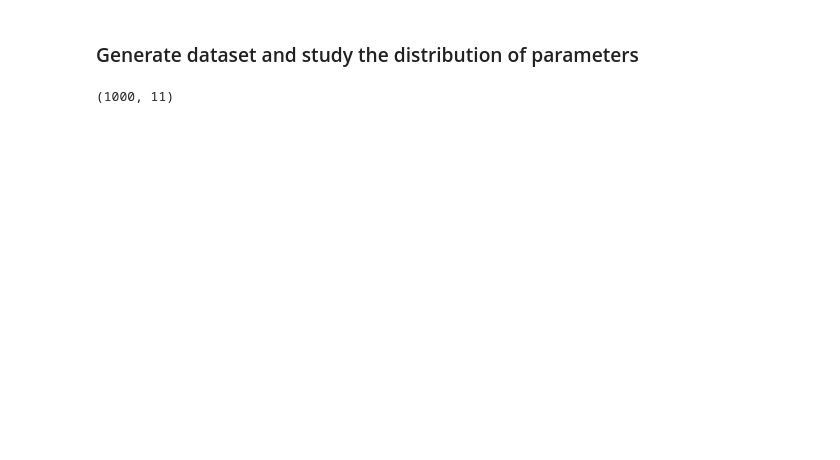
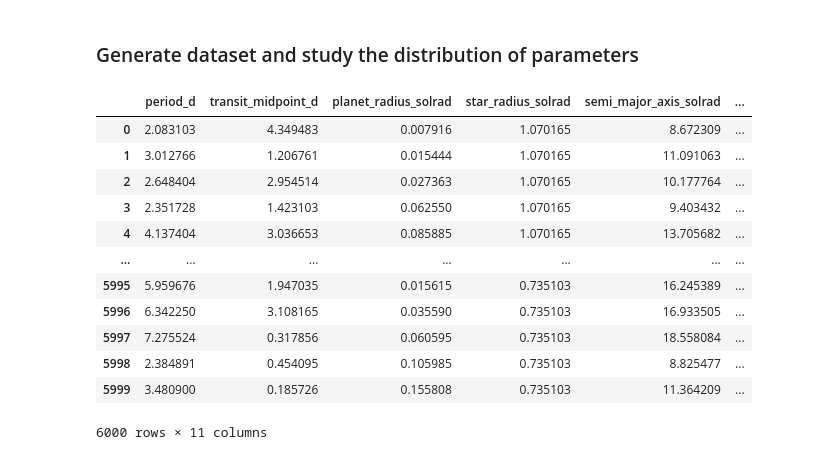
Before and after one commit to sechlol/exo-finder, a Jupyter notebook: exo_finder/eda/transit_generation.ipynb, the cells around one changed output. Saved outputs shown, nothing was run; the diff lists cells and outputs as text; code cells hidden in the pictures; blank space fills up the shorter version.

```diff
--- a/exo_finder/eda/transit_generation.ipynb
+++ b/exo_finder/eda/transit_generation.ipynb
@@ -51,28 +55,51 @@ Star 5277198386427150720: Radius 0.9333929121494293, Mass 0.9621164798736572, Te
 ### Generate dataset and study the distribution of parameters
 # %%
 # Hot Jupyters: short period, at least 2 transits
+hot_jupyters = TransitProfile(
+    planet_type=PlanetType.JUPITER,
+    transit_period_range=(1, 10),
+    transit_midpoint_range=(0, 5),
+    weight=1,
+)
 hot_jupyters = TransitProfile(
     planet_type=PlanetType.JUPITER,
     transit_period_range=(1, 10),
     transit_midpoint_range=(0, 5),
     weight=1,
 )
 n = 1000
 
 rndgen = np.random.default_rng(8)
 sample_stars = gaia_df.sample(n, replace=True, random_state=8)
 
 all_params = []
 for i, row in sample_stars.iterrows():
-    all_params.append(generate_transit_parameters(
-        planet_type=hot_jupyters.planet_type,
-        orbital_period_interval=hot_jupyters.transit_period_range,
-        star_radius=row["radius"] * u.solRad,
-        star_mass=row["mass_flame"] * u.solMass,
-        transit_midpoint_range=hot_jupyters.transit_midpoint_range,
-        rnd_generator=rndgen
-    ).to_numpy())
+    for planet_type in PlanetType:
+        all_params.append(generate_transit_parameters(
+            planet_type=planet_type,
+            orbital_period_interval=(1, 10),
+            transit_midpoint_range=(0, 5),
+            star_radius=row["radius"] * u.solRad,
+            star_mass=row["mass_flame"] * u.solMass,
+            rnd_generator=rndgen
+        ))
 
-all_params = np.vstack(all_params)
+all_transits = [generate_transits_from_params(p, x) for p in all_params]
+all_transits = np.vstack(all_transits)
+
+params_df = pd.DataFrame([p.to_dict() for p in all_params])
+params_df
 # %% [output]
+|  | period_d | transit_midpoint_d | planet_radius_solrad | star_radius_solrad | semi_major_axis_solrad | ... |
+| 0 | 2.083103 | 4.349483 | 0.007916 | 1.070165 | 8.672309 | ... |
+| 1 | 3.012766 | 1.206761 | 0.015444 | 1.070165 | 11.091063 | ... |
+| 2 | 2.648404 | 2.954514 | 0.027363 | 1.070165 | 10.177764 | ... |
+| 3 | 2.351728 | 1.423103 | 0.062550 | 1.070165 | 9.403432 | ... |
+| 4 | 4.137404 | 3.036653 | 0.085885 | 1.070165 | 13.705682 | ... |
+| ... | ... | ... | ... | ... | ... | ... |
+| 5995 | 5.959676 | 1.947035 | 0.015615 | 0.735103 | 16.245389 | ... |
+| 5996 | 6.342250 | 3.108165 | 0.035590 | 0.735103 | 16.933505 | ... |
+| 5997 | 7.275524 | 0.317856 | 0.060595 | 0.735103 | 18.558084 | ... |
+| 5998 | 2.384891 | 0.454095 | 0.105985 | 0.735103 | 8.825477 | ... |
+| 5999 | 3.480900 | 0.185726 | 0.155808 | 0.735103 | 11.364209 | ... |
-(1000, 11)
+6000 rows × 11 columns
```
Also changed, not shown: parts of 4 cells of this notebook, 6 other files.
